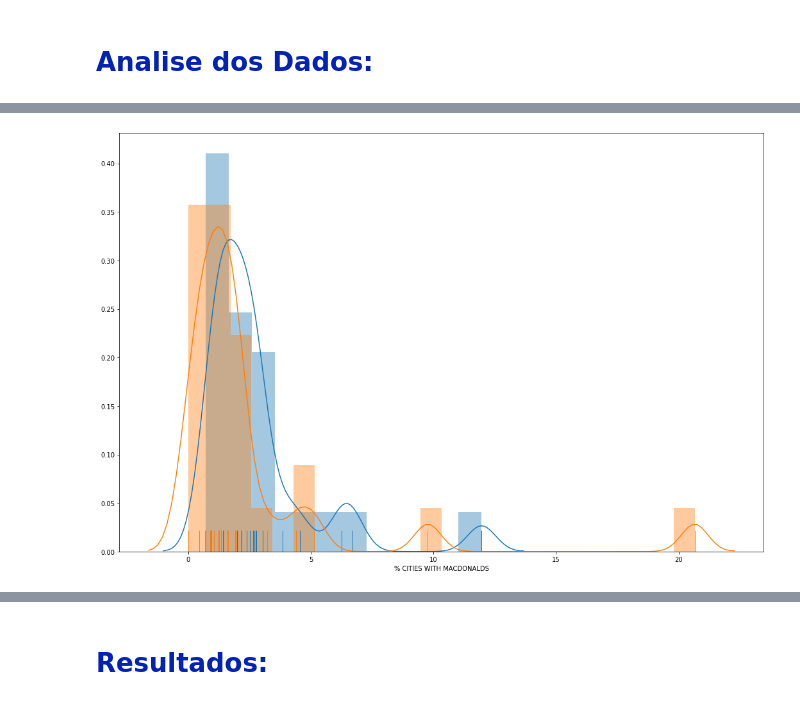
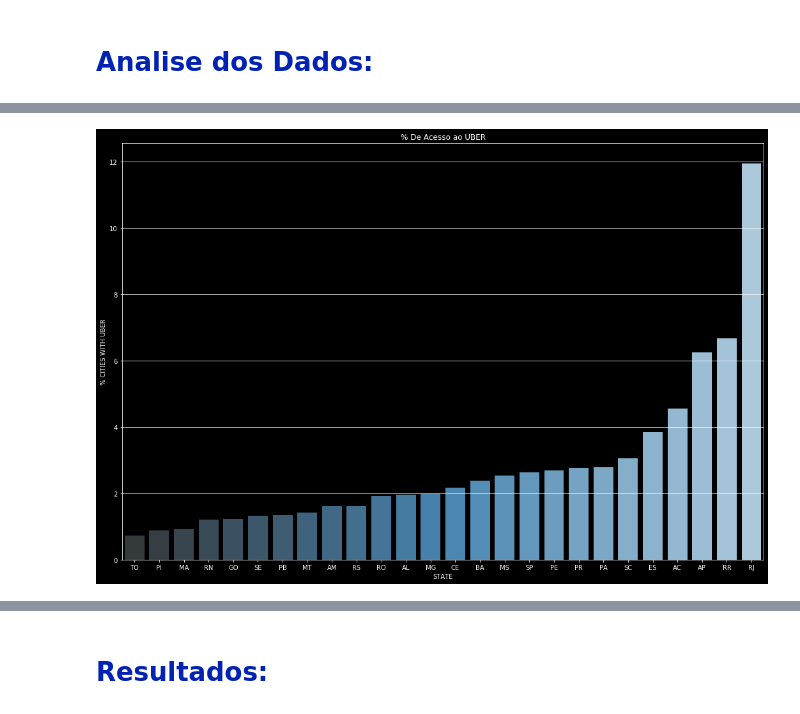
Before and after one commit to Igor-Arantes/Analise_municipios_brasileiros, a Jupyter notebook: Analise dos Municipios Brasileiros.ipynb, the cells around one changed output, grey strips where cells are left out. Drawn from its saved outputs; the diff is of its cells as text; code cells hidden in the pictures.

```diff
--- a/Analise dos Municipios Brasileiros.ipynb
+++ b/Analise dos Municipios Brasileiros.ipynb
@@ -153,8 +157,8 @@ plt.grid(axis='y',linestyle='-')
-# %%
-plt.figure(figsize=(18,12))
-sns.distplot(state_dataframe.drop([26])['% CITIES WITH UBER'],rug=True)
-sns.distplot(state_dataframe.drop([26])['% CITIES WITH MACDONALDS'],rug=True)
-
-plt.show()
-# %% [output]
-[figure, removed]
+# %%
+plt.figure(figsize=(18,12))
+plt.title("% De Acesso ao UBER")
+sns.barplot(x='STATE', y='% CITIES WITH UBER', data=state_dataframe.drop([26]).sort_values(by=['% CITIES WITH UBER']),palette="Blues_d")
+plt.grid(axis='y',linestyle='-')
+plt.show()
+# %% [output]
+[figure, added]
```
Also changed, not shown: parts of 11 cells of this notebook.
